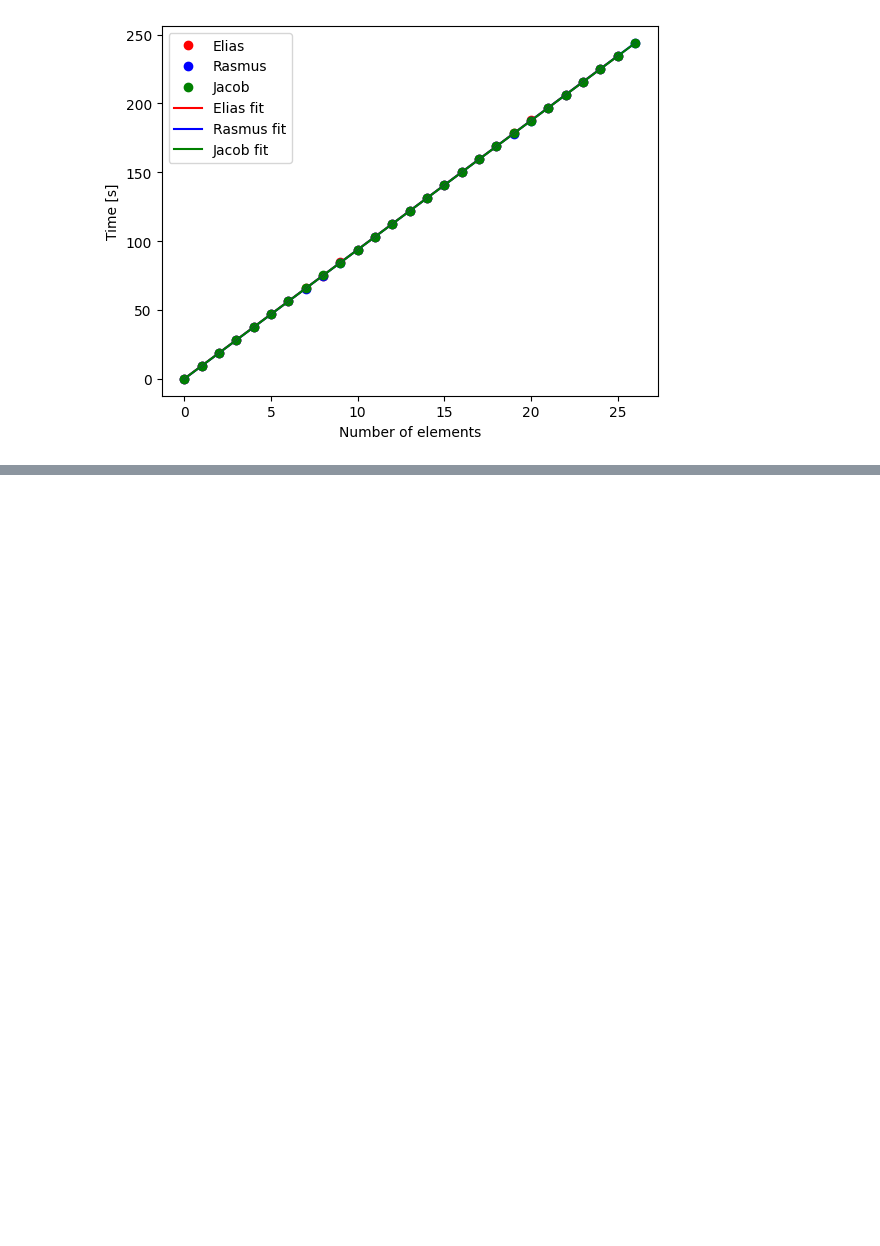
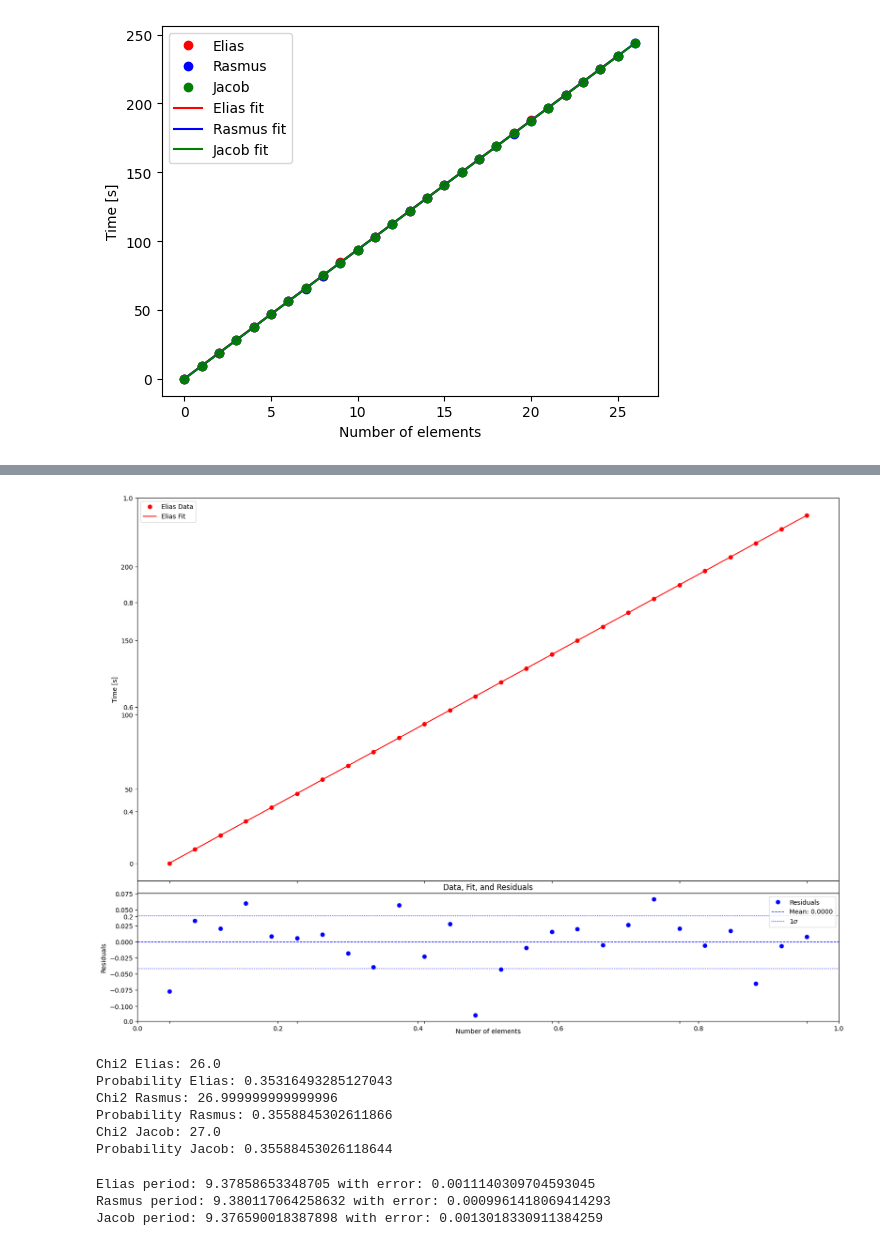
Before and after one commit to EliasBS/AppStat2024, a Jupyter notebook: Project/Pendulum/Data/DataBehandling.ipynb, the cells around one changed output, grey strips where cells are left out. Drawn from its saved outputs; the diff is of its cells as text; code cells hidden in the pictures; blank space fills up the shorter version.

```diff
--- a/Project/Pendulum/Data/DataBehandling.ipynb
+++ b/Project/Pendulum/Data/DataBehandling.ipynb
@@ -82,0 +138,73 @@ print(np.std(E_res), curvefit_residual(counts, center)[2])
+# %%
+E_popt, pcov_E = curvefit(E_idx, E_time, error_E*np.ones(len(E_time)))
+
+fig, ax1 = plt.subplots(figsize=(16, 12))
+
+# fig = plt.figure(figsize=(10, 8))
+gs = fig.add_gridspec(2, height_ratios=[3, 1], hspace=0.05)
+
+error_E_res = error_E*np.sqrt(len(E_res))
+error_R_res = error_R*np.sqrt(len(R_res))
+error_J_res = error_J*np.sqrt(len(J_res))
+
+# Main plot (data and fit)
+ax1 = fig.add_subplot(gs[0])
+ax1.plot(E_idx, E_time, 'ro', label='Elias Data')
+ax1.plot(E_idx, line(E_idx, *E_popt), 'r-', label='Elias Fit')
+ax1.set_ylabel('Time [s]')
+ax1.legend(loc='upper left')
+ax1.set_xticklabels([])  # Hide x-axis labels for the main plot
+
+# Residuals plot
+ax2 = fig.add_subplot(gs[1], sharex=ax1)
+ax2.plot(E_idx, E_res, 'bo', label='Residuals')
+ax2.set_xlabel('Number of elements')
+ax2.set_ylabel('Residuals')
+ax2.axhline(np.mean(E_res) , color='blue', linestyle='--', linewidth=1, label='Mean: %.4f' % np.mean(E_res))
+ax2.axhline(error_E_res, color='blue', linestyle=':', linewidth=1, label='1$\sigma$')
+ax2.axhline(-error_E_res, color='blue', linestyle=':', linewidth=1)
+ax2.legend(loc='upper right')
+
+
+plt.title('Data, Fit, and Residuals')
+plt.tight_layout()
+plt.show()
+# %% [output]
+[figure, added]
+# %%
+#Chi2 on the residuals
+def chi2(mean, residual, error):
+    return np.sum((mean - residual)**2 / error**2)
+
+chi2_E = chi2(np.mean(E_res), E_res, error_E_res)
+prob_E = stats.chi2.sf(chi2_E, len(E_res)-2)
+print('Chi2 Elias:', chi2_E)
+print('Probability Elias:', prob_E)
+
+chi2_R = chi2(np.mean(R_res), R_res, error_R_res)
+prob_R = stats.chi2.sf(chi2_R, len(R_res)-2)
+print('Chi2 Rasmus:', chi2_R)
+print('Probability Rasmus:', prob_R)
+
+chi2_J = chi2(np.mean(J_res), J_res, error_J_res)
+prob_J = stats.chi2.sf(chi2_J, len(J_res)-2)
+print('Chi2 Jacob:', chi2_J)
+print('Probability Jacob:', prob_J)
+# %% [output]
+Chi2 Elias: 26.0
+Probability Elias: 0.35316493285127043
+Chi2 Rasmus: 26.999999999999996
+Probability Rasmus: 0.3558845302611866
+Chi2 Jacob: 27.0
+Probability Jacob: 0.35588453026118644
+# %%
+
+
+#Showing the periods
+print("Elias period:", E_popt[0], "with error:", T_error_E)
+print("Rasmus period:", R_popt[0], "with error:", T_error_R)
+print("Jacob period:", J_popt[0], "with error:", T_error_J)
+# %% [output]
+Elias period: 9.37858653348705 with error: 0.0011140309704593045
+Rasmus period: 9.380117064258632 with error: 0.0009961418069414293
+Jacob period: 9.376590018387898 with error: 0.0013018330911384259
```
Also changed, not shown: parts of 5 cells of this notebook.
